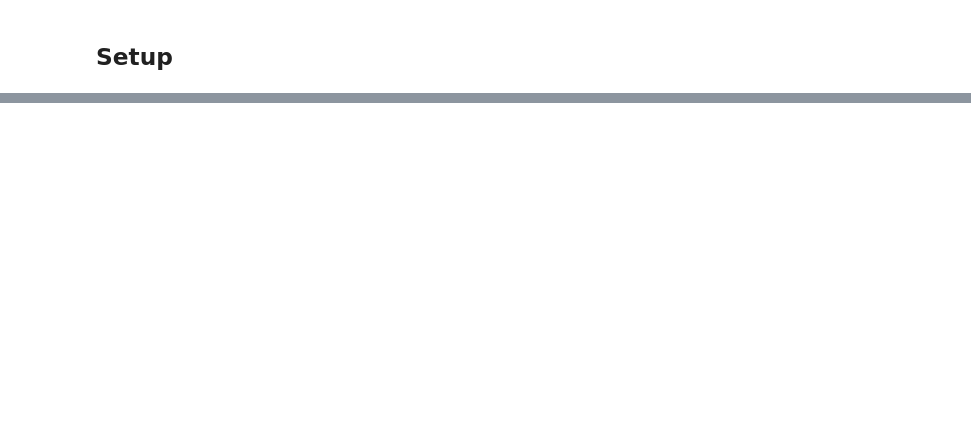
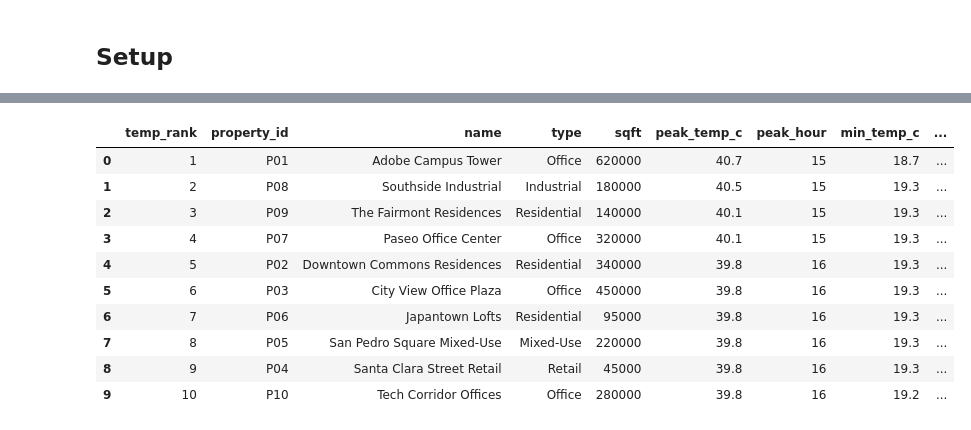
Before and after one commit to Aarsh0315/fortyguard-hackathon-26, a Jupyter notebook: notebooks/use_cases/real_estate_portfolio_heat_risk.ipynb, the cells around one changed output, grey strips where cells are left out. Cells and saved outputs as stored; diff of their text form; code cells hidden in the pictures; blank space fills up the shorter version.

```diff
--- a/notebooks/use_cases/real_estate_portfolio_heat_risk.ipynb
+++ b/notebooks/use_cases/real_estate_portfolio_heat_risk.ipynb
@@ -258,0 +200,40 @@ Every number traces back to a measurement, not an assumption. That is what makes
+# %%
+def _percentile_rank(value, sorted_values):
+    lo, hi = 0, len(sorted_values)
+    while lo < hi:
+        mid = (lo + hi) // 2
+        if sorted_values[mid] <= value: lo = mid + 1
+        else: hi = mid
+    return round(100.0 * lo / max(1, len(sorted_values)), 1)
+
+aoi_peak_sorted = sorted(t[2] for t in tiles)
+
+records = []
+for _, r in portfolio.iterrows():
+    poly, hourly_c, peak_c, peak_h, min_c = tile_for(r.latitude, r.longitude)
+    records.append({
+        'peak_temp_c'   : round(peak_c, 1),
+        'peak_hour'     : peak_h,
+        'min_temp_c'    : round(min_c, 1),
+        'diurnal_swing_c': round(peak_c - min_c, 1),
+        'aoi_percentile': _percentile_rank(peak_c, aoi_peak_sorted),
+    })
+portfolio = pd.concat([portfolio.reset_index(drop=True), pd.DataFrame(records)], axis=1)
+portfolio = portfolio.sort_values('peak_temp_c', ascending=False).reset_index(drop=True)
+portfolio.insert(0, 'temp_rank', portfolio.index + 1)
+
+cols_t1 = ['temp_rank', 'property_id', 'name', 'type', 'sqft',
+           'peak_temp_c', 'peak_hour', 'min_temp_c', 'diurnal_swing_c', 'aoi_percentile']
+portfolio[cols_t1]
+# %% [output]
+|  | temp_rank | property_id | name | type | sqft | peak_temp_c | peak_hour | min_temp_c | ... |
+| 0 | 1 | P01 | Adobe Campus Tower | Office | 620000 | 40.7 | 15 | 18.7 | ... |
+| 1 | 2 | P08 | Southside Industrial | Industrial | 180000 | 40.5 | 15 | 19.3 | ... |
+| 2 | 3 | P09 | The Fairmont Residences | Residential | 140000 | 40.1 | 15 | 19.3 | ... |
+| 3 | 4 | P07 | Paseo Office Center | Office | 320000 | 40.1 | 15 | 19.3 | ... |
+| 4 | 5 | P02 | Downtown Commons Residences | Residential | 340000 | 39.8 | 16 | 19.3 | ... |
+| 5 | 6 | P03 | City View Office Plaza | Office | 450000 | 39.8 | 16 | 19.3 | ... |
+| 6 | 7 | P06 | Japantown Lofts | Residential | 95000 | 39.8 | 16 | 19.3 | ... |
+| 7 | 8 | P05 | San Pedro Square Mixed-Use | Mixed-Use | 220000 | 39.8 | 16 | 19.3 | ... |
+| 8 | 9 | P04 | Santa Clara Street Retail | Retail | 45000 | 39.8 | 16 | 19.3 | ... |
+| 9 | 10 | P10 | Tech Corridor Offices | Office | 280000 | 39.8 | 16 | 19.2 | ... |
```
Also changed, not shown: parts of 41 cells of this notebook, 5 other files.
